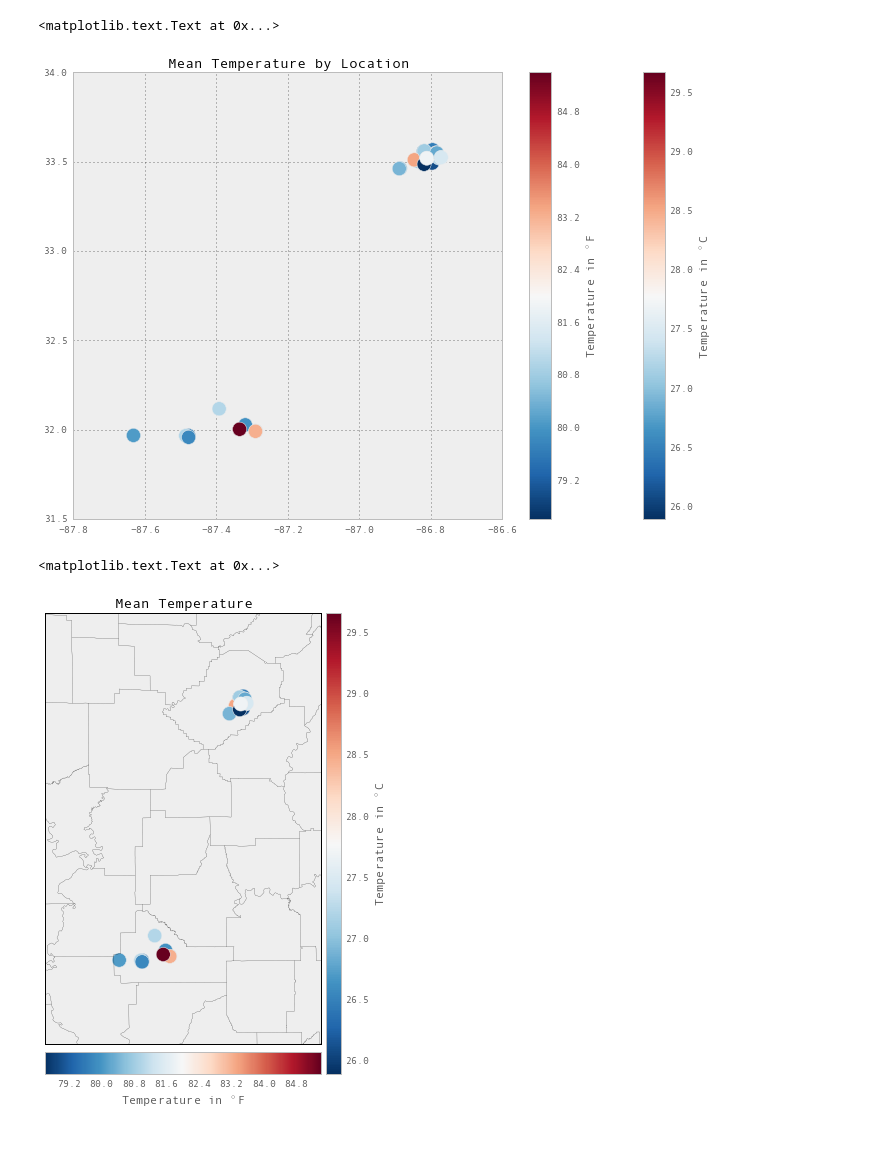
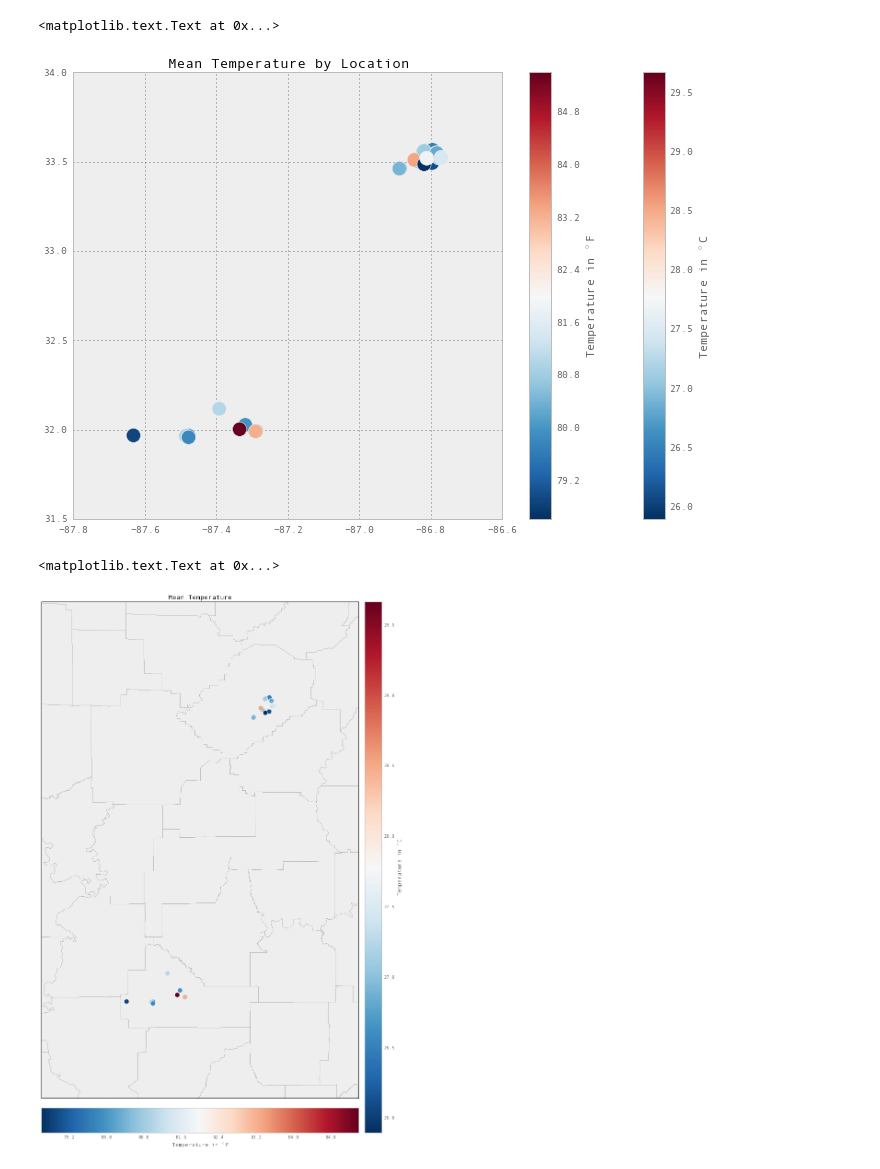
Before and after one commit to gottscott/cityheat, a Jupyter notebook: Bham/ibuttonimport.ipynb, the cells around one changed output. Saved outputs shown, nothing was run; the diff lists cells and outputs as text; code cells hidden in the pictures.

```diff
--- a/Bham/ibuttonimport.ipynb
+++ b/Bham/ibuttonimport.ipynb
@@ -14,7 +15,7 @@ pd.options.display.mpl_style = 'default'
 # read in all files in current directory
 # file format required is 1t.csv, 13t.csv, 40h.csv, etc
 files = glob.glob('*t.csv') # read in data files
-meta = pd.DataFrame(pd.read_csv('birminghammeta.csv', sep = ',')) # read in metadata
+meta = pd.DataFrame(pd.read_csv('birminghammeta_cleaned.csv', sep = ',')) # read in metadata
 meta = meta.set_index(meta['sensornumber']) # set the row names for metadata to be the sensor number
 
 for index in meta.index: # loop over the sensor numbers in metadata and check if they are numbers
@@ -57,6 +58,12 @@ anomaly = Temp - np.tile(clim[:,np.newaxis], (1, Temp.shape[1])) # the anomaly d
 #
 tempDF = pd.DataFrame(data['Value'].values[0:minEndIndex,:], rng, sensornumbers).sort(axis=1)
 anomalyDF = pd.DataFrame(anomaly, rng, sensornumbers).sort(axis=1)
+
+# sort out birmingham and Wilcox sensors
+Birmingham = np.where(meta['location-Latitude'] > 33)
+Wilcox = np.where(meta['location-Latitude'] < 33)
+BirminghamSensors = meta['sensornumber'].values[Birmingham]
+WilcoxSensors = meta['sensornumber'].values[Wilcox]
 # %%
 %matplotlib inline
 pylab.rcParams['figure.figsize'] = 16, 12
@@ -156,46 +184,49 @@ fig  = plt.figure(figsize=(12, 8))
 x = meta['location-Longitude'].values
 y = meta['location-Latitude'].values
 c = tempDF.mean(axis=0).values # The colors will show the mean temp at that location
-scatter_handle = plt.scatter(x,y, s = 200, c = c[1:], cmap = matplotlib.cm.RdBu_r)
+scatter_handle = plt.scatter(x,y, s = 200, c = c[:], cmap = matplotlib.cm.RdBu_r)
 
 colorbar_handle1 = plt.colorbar(scatter_handle)
 colorbar_handle1.set_label('Temperature in $^\circ $C')
 
-scatter_handle2 = plt.scatter(x,y, s = 200, c =(c[1:]*9./5. + 32.), cmap = matplotlib.cm.RdBu_r)
+scatter_handle2 = plt.scatter(x,y, s = 200, c =(c[:]*9./5. + 32.), cmap = matplotlib.cm.RdBu_r)
 colorbar_handle2 = plt.colorbar(scatter_handle2 )
 colorbar_handle2.set_label('Temperature in $^\circ $F' )
 
 plt.title('Mean Temperature by Location')
 # %% [output]
 <matplotlib.text.Text at 0x...>
-[figure, old version]
+[figure, new version]
 # %%
-from mpl_toolkits.basemap import Basemap
-fig = plt.figure(figsize=(8,8))
+x = meta['location-Longitude'].values
+y = meta['location-Latitude'].values
+c = tempDF.mean(axis=0).values # The colors will show the mean temp at that location
+marker_size = 100
+fig = plt.figure(figsize=(20,20))
 ax = fig.add_axes([0.1,0.1,0.8,0.8])
 
 m = Basemap(llcrnrlon=meta['location-Longitude'].min()-.5,
             llcrnrlat=meta['location-Latitude'].min()-.5,
             urcrnrlon=meta['location-Longitude'].max()+.5,
             urcrnrlat=meta['location-Latitude'].max()+.5,
             projection='mill',
             #resolution ='l',
             #area_thresh=1000.
             )
 
 
 m.drawmapboundary(zorder=0)
 m.drawcoastlines(zorder=0)
 m.drawstates(zorder=0)
 m.drawcounties()
 
-celsius = m.scatter(x,y, s = 200, c = c[1:], cmap = matplotlib.cm.RdBu_r, latlon = True)
+celsius = m.scatter(x,y, s = marker_size, c = c[:], cmap = matplotlib.cm.RdBu_r, latlon = True)
 cbar1 = m.colorbar(celsius, location = 'right', label = 'Temperature in $^\circ $C')
 
-fahr = m.scatter(x,y, s = 200, c =(c[1:]*9./5. + 32.), cmap = matplotlib.cm.RdBu_r, latlon = True)
+fahr = m.scatter(x,y, s = marker_size, c =(c[:]*9./5. + 32.), cmap = matplotlib.cm.RdBu_r, latlon = True)
 cbar2 = m.colorbar(fahr, location = 'bottom', label = 'Temperature in $^\circ $F')
 
 plt.title('Mean Temperature')
 # %% [output]
 <matplotlib.text.Text at 0x...>
-[figure, old version]
+[figure, new version]
```
Also changed, not shown: parts of 13 cells of this notebook.
